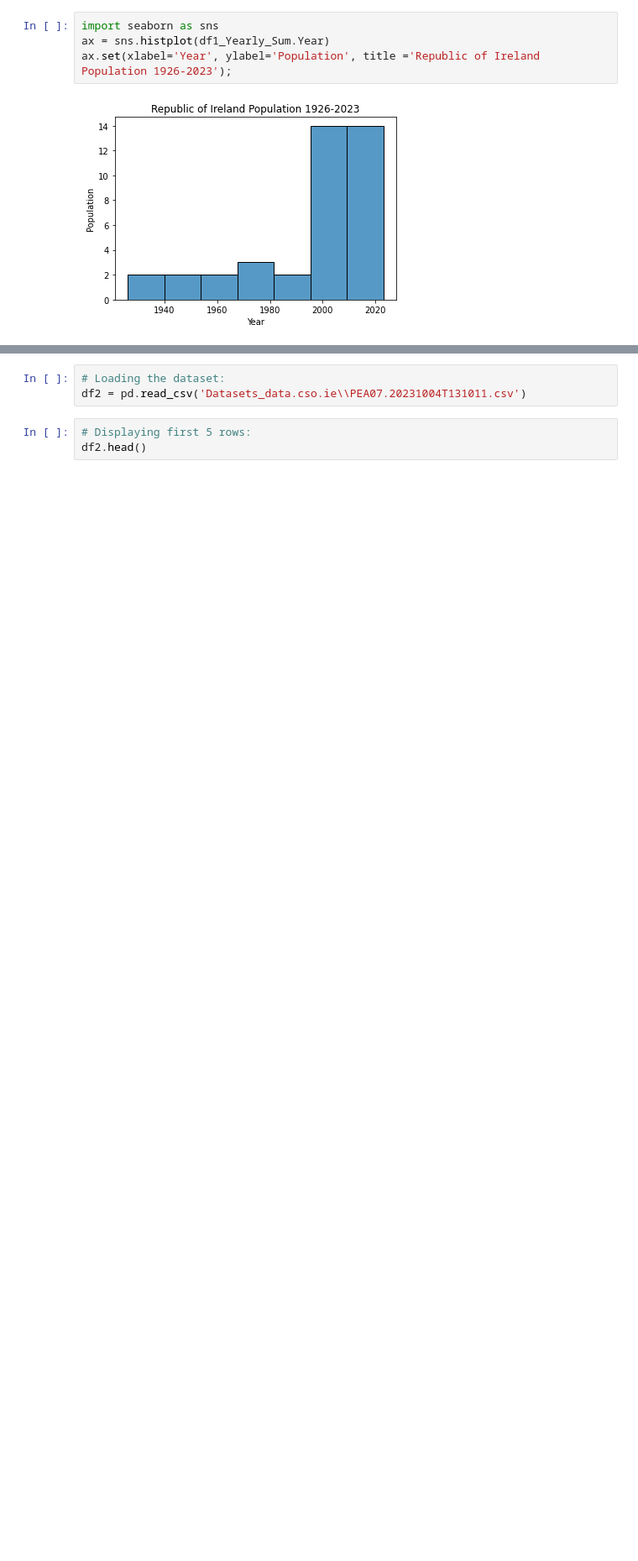
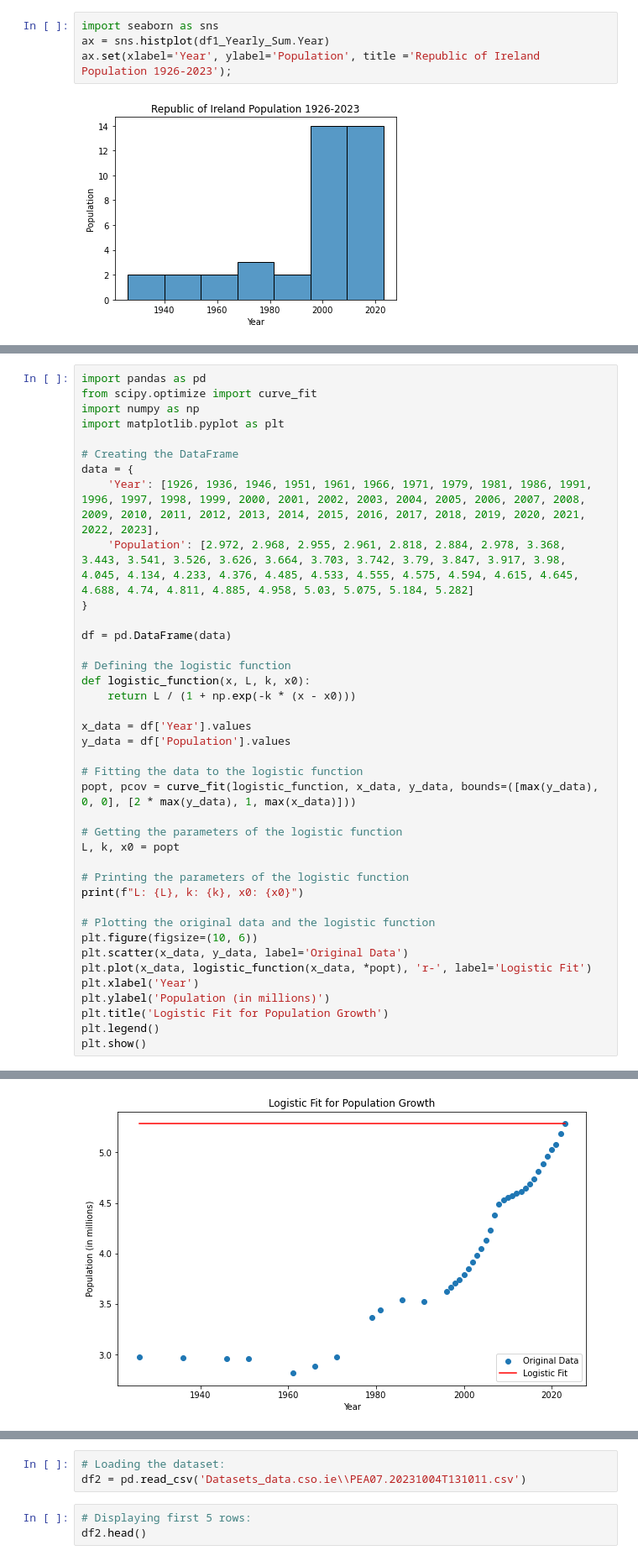
Before and after one commit to JoseRicoCct/CA1_Integrated_Assesment_MSc_Data_Analytics_CCT_Semester_1, a Jupyter notebook: CA1_Semester1.ipynb, the cells around one changed output, grey strips where cells are left out. Shown at 84% size. Drawn from its saved outputs; the diff is of its cells as text; blank space fills up the shorter version.

```diff
--- a/CA1_Semester1.ipynb
+++ b/CA1_Semester1.ipynb
@@ -105,0 +144,40 @@ ax.set(xlabel='Year', ylabel='Population', title ='Republic of Ireland Populatio
+# %%
+import pandas as pd
+from scipy.optimize import curve_fit
+import numpy as np
+import matplotlib.pyplot as plt
+
+# Creating the DataFrame
+data = {
+    'Year': [1926, 1936, 1946, 1951, 1961, 1966, 1971, 1979, 1981, 1986, 1991, 1996, 1997, 1998, 1999, 2000, 2001, 2002, 2003, 2004, 2005, 2006, 2007, 2008, 2009, 2010, 2011, 2012, 2013, 2014, 2015, 2016, 2017, 2018, 2019, 2020, 2021, 2022, 2023],
+    'Population': [2.972, 2.968, 2.955, 2.961, 2.818, 2.884, 2.978, 3.368, 3.443, 3.541, 3.526, 3.626, 3.664, 3.703, 3.742, 3.79, 3.847, 3.917, 3.98, 4.045, 4.134, 4.233, 4.376, 4.485, 4.533, 4.555, 4.575, 4.594, 4.615, 4.645, 4.688, 4.74, 4.811, 4.885, 4.958, 5.03, 5.075, 5.184, 5.282]
+}
+
+df = pd.DataFrame(data)
+
+# Defining the logistic function
+def logistic_function(x, L, k, x0):
+    return L / (1 + np.exp(-k * (x - x0)))
+
+x_data = df['Year'].values
+y_data = df['Population'].values
+
+# Fitting the data to the logistic function
+popt, pcov = curve_fit(logistic_function, x_data, y_data, bounds=([max(y_data), 0, 0], [2 * max(y_data), 1, max(x_data)]))
+
+# Getting the parameters of the logistic function
+L, k, x0 = popt
+
+# Printing the parameters of the logistic function
+print(f"L: {L}, k: {k}, x0: {x0}")
+
+# Plotting the original data and the logistic function
+plt.figure(figsize=(10, 6))
+plt.scatter(x_data, y_data, label='Original Data')
+plt.plot(x_data, logistic_function(x_data, *popt), 'r-', label='Logistic Fit')
+plt.xlabel('Year')
+plt.ylabel('Population (in millions)')
+plt.title('Logistic Fit for Population Growth')
+plt.legend()
+plt.show()
+# %% [output]
@@ -105,0 +185 @@ ax.set(xlabel='Year', ylabel='Population', title ='Republic of Ireland Populatio
+[figure, added]
```
Also changed, not shown: parts of 58 cells of this notebook.
